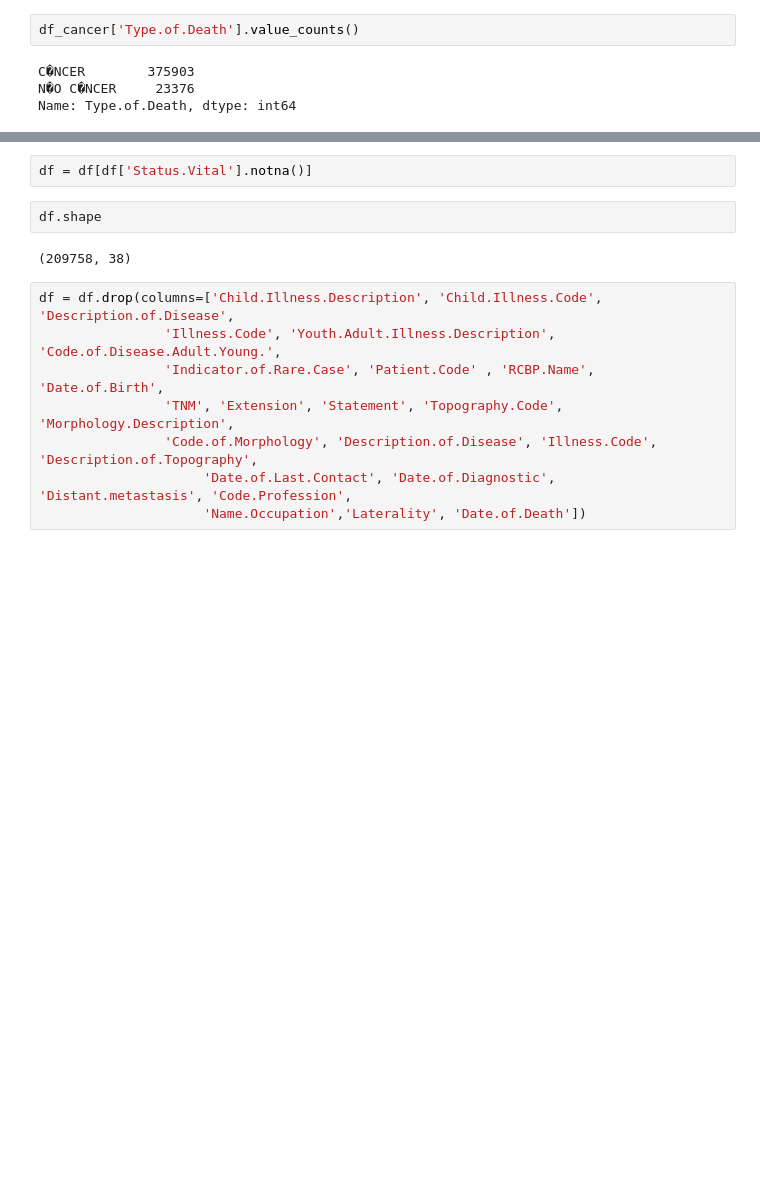
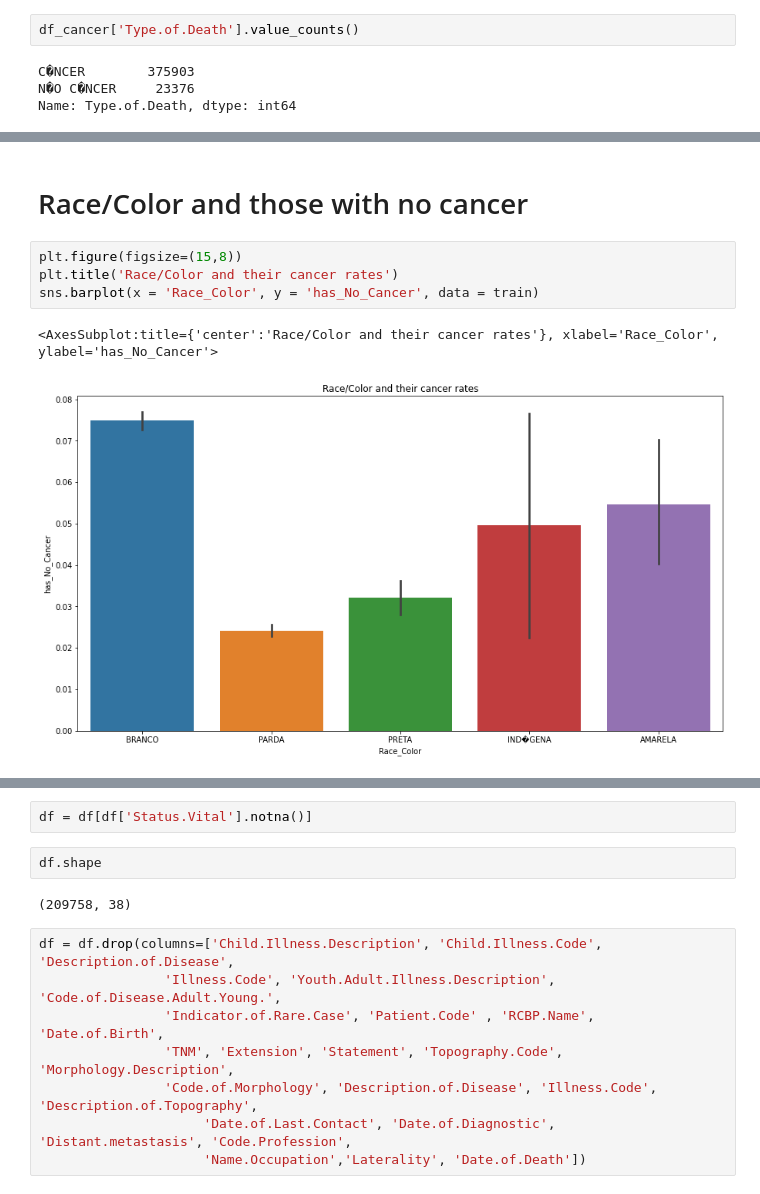
Before and after one commit to PGuajardo/Cancer-Brazil-Project, a Jupyter notebook: Brazil_Cancer_data.ipynb, the cells around one changed output, grey strips where cells are left out. Saved outputs shown, nothing was run; the diff lists cells and outputs as text; blank space fills up the shorter version.

```diff
--- a/Brazil_Cancer_data.ipynb
+++ b/Brazil_Cancer_data.ipynb
@@ -133,0 +289,9 @@ Name: Type.of.Death, dtype: int64
+# %% [markdown]
+# Race/Color and those with no cancer
+# %%
+plt.figure(figsize=(15,8))
+plt.title('Race/Color and their cancer rates')
+sns.barplot(x = 'Race_Color', y = 'has_No_Cancer', data = train)
+# %% [output]
+<AxesSubplot:title={'center':'Race/Color and their cancer rates'}, xlabel='Race_Color', ylabel='has_No_Cancer'>
+[figure, added]
```
Also changed, not shown: parts of 112 cells of this notebook, 1 other file.
